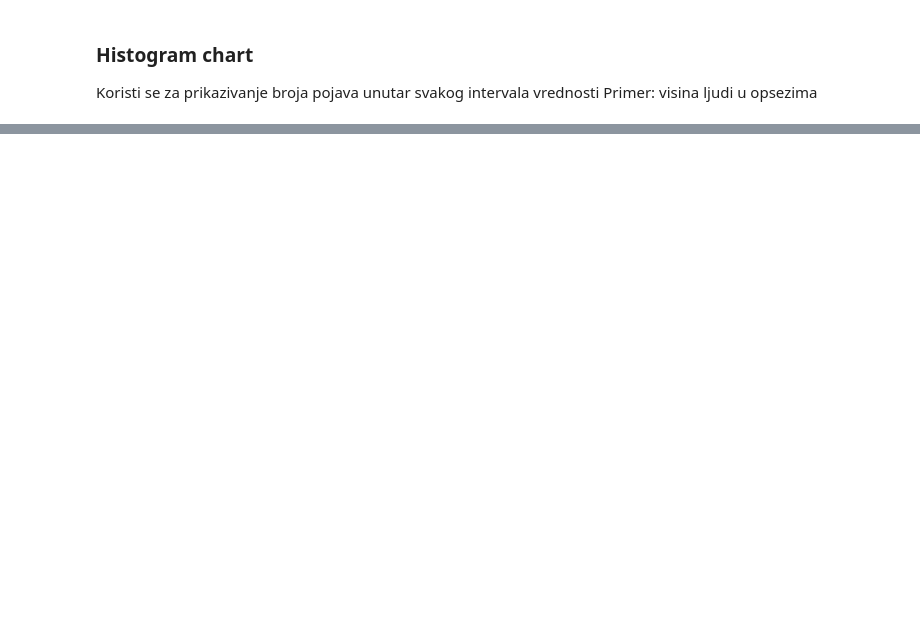
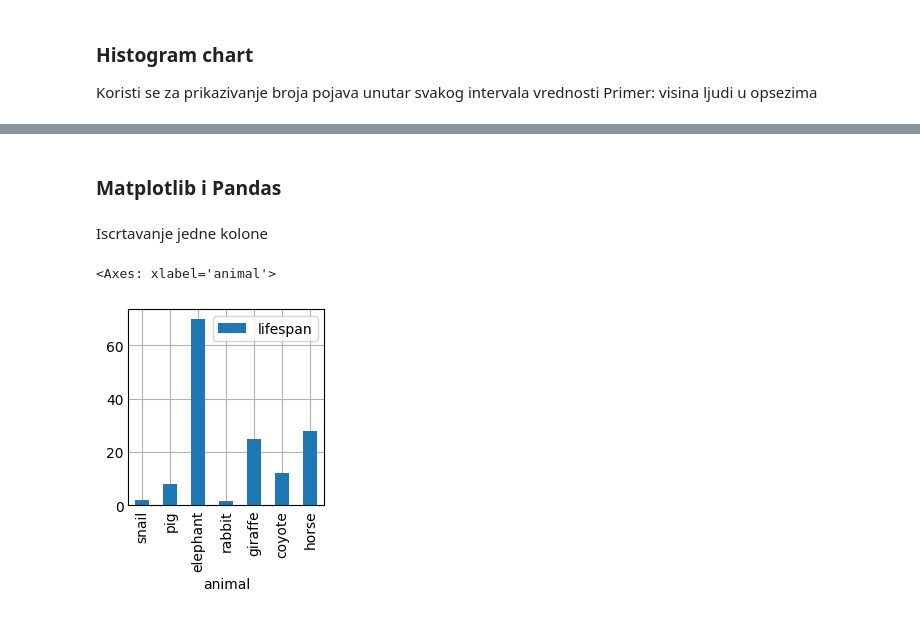
Before and after one commit to TLazarevic/data-analysis-lab, a Jupyter notebook: matplotlib.ipynb, the cells around one changed output, grey strips where cells are left out. Drawn from its saved outputs; the diff is of its cells as text; code cells hidden in the pictures; blank space fills up the shorter version.

Commit message:
Extend matplotlib notebook with dataframe methods

```diff
--- a/matplotlib.ipynb
+++ b/matplotlib.ipynb
@@ -205,0 +187,4 @@ plt.show()
+# %% [markdown]
+### Matplotlib i Pandas
+# %% [markdown]
+Iscrtavanje jedne kolone
@@ -205,0 +193,14 @@ plt.show()
+# %%
+speed = [0.1, 17.5, 40, 48, 52, 69, 88]
+lifespan = [2, 8, 70, 1.5, 25, 12, 28]
+animal = ['snail', 'pig', 'elephant',
+         'rabbit', 'giraffe', 'coyote', 'horse']
+
+df = pd.DataFrame({'speed': speed,
+                   'lifespan': lifespan,
+                   'animal': animal})
+# %%
+df.plot.bar(x='animal', y='lifespan')
+# %% [output]
+<Axes: xlabel='animal'>
+[figure, added]
```
Also changed, not shown: parts of 12 cells of this notebook, 1 other file.
